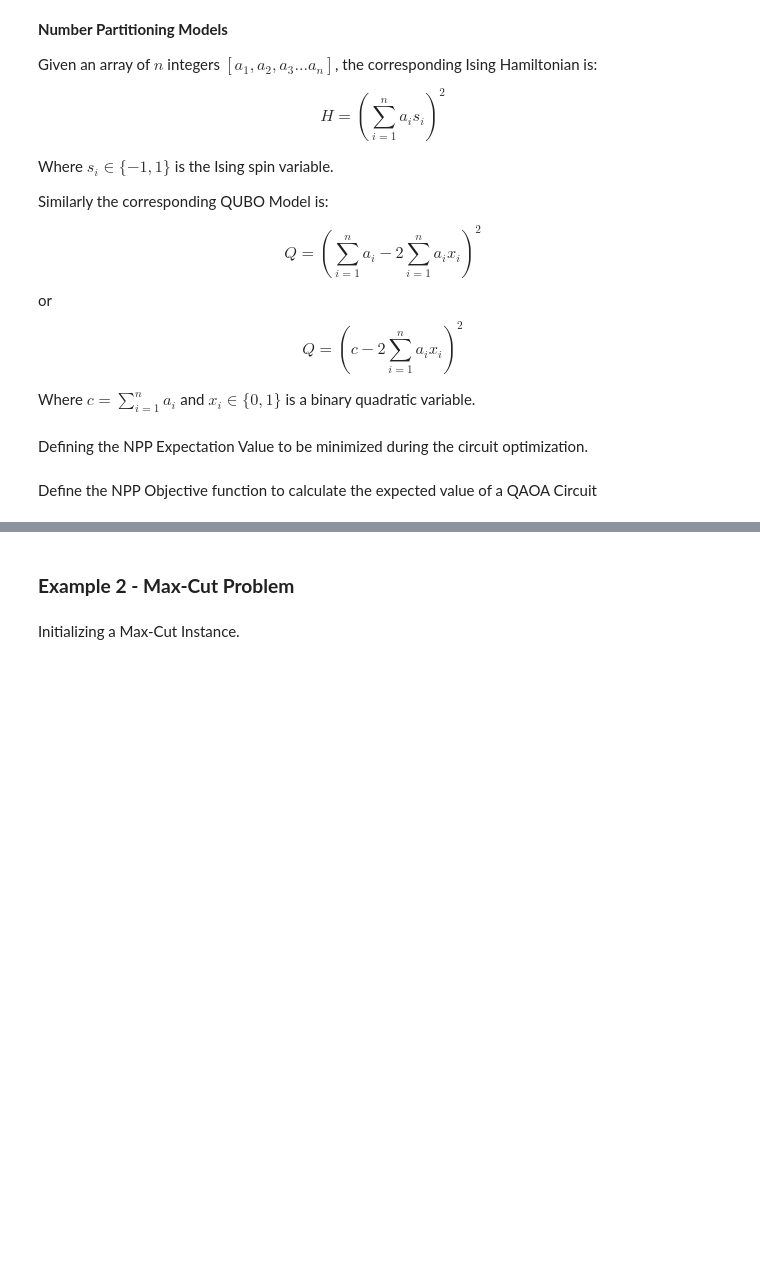
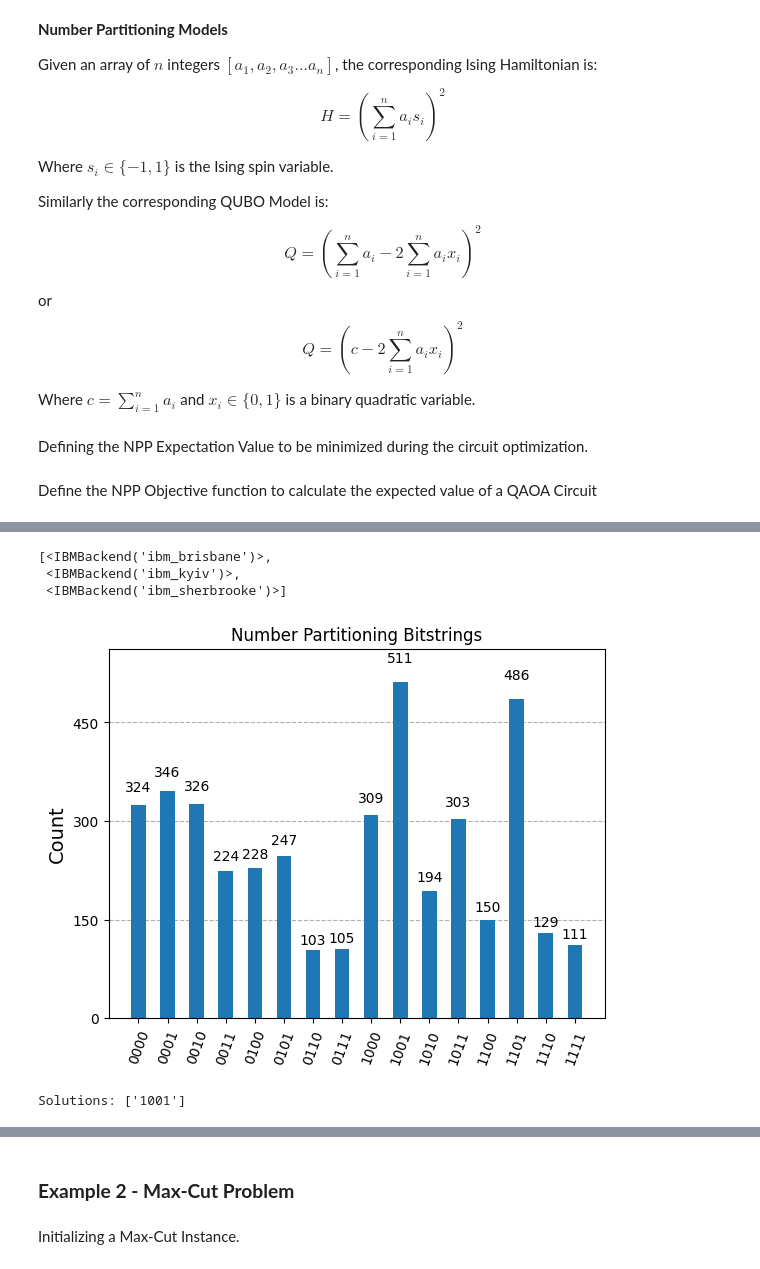
Before and after one commit to arulrhikm/Solving-QUBOs-on-Quantum-Computers, a Jupyter notebook: Notebook 1 - Custom QAOA.ipynb, the cells around one changed output, grey strips where cells are left out. Cells and saved outputs as stored; diff of their text form; code cells hidden in the pictures; blank space fills up the shorter version.

Commit message:
running on actual IBM backends

```diff
--- a/Notebook 1 - Custom QAOA.ipynb
+++ b/Notebook 1 - Custom QAOA.ipynb
@@ -197,0 +225,34 @@ NPPCircuit.draw('mpl')
+# %%
+key = "ecfc0fc47ecc4143a07021bbd62641343ea07c0138bcc9d6076b68972da1ff92d73d57d1a640e7b1620d56f4762acfd30e4136f83f5ec1e5f0ed0761e4473c80"
+QiskitRuntimeService.save_account(channel="ibm_quantum", token=key, overwrite=True)
+service = QiskitRuntimeService()
+# %%
+service.backends()
+# %% [output]
+[<IBMBackend('ibm_brisbane')>,
+ <IBMBackend('ibm_kyiv')>,
+ <IBMBackend('ibm_sherbrooke')>]
+# %%
+# Get a real backend (e.g., ibmq_manila or any available backend)
+# System Info: Eagle r3 processor with 127 qubits
+backend = service.backend("ibm_kyiv")
+
+# Transpile the circuit for the real backend
+transpiled_circuit = transpile(NPPCircuit, backend)
+
+sampler = Sampler(backend)
+job = sampler.run([(transpiled_circuit)])
+result = job.result()
+# %%
+counts = result[0].data.c.get_counts()
+most_common_results = dict(Counter(counts).most_common(40))
+plot_histogram(most_common_results, title='Number Partitioning Bitstrings')
+# %% [output]
+[figure, added]
+# %%
+k = math.floor(math.log10(2**(len(arr))))
+solutions = find_most_common_solutions(counts, k)
+print("Solutions: " + str(solutions))
+sorted_solutions = sorted(solutions, key=npp_obj)
+# %% [output]
+Solutions: ['1001']
```
Also changed, not shown: parts of 45 cells of this notebook.
